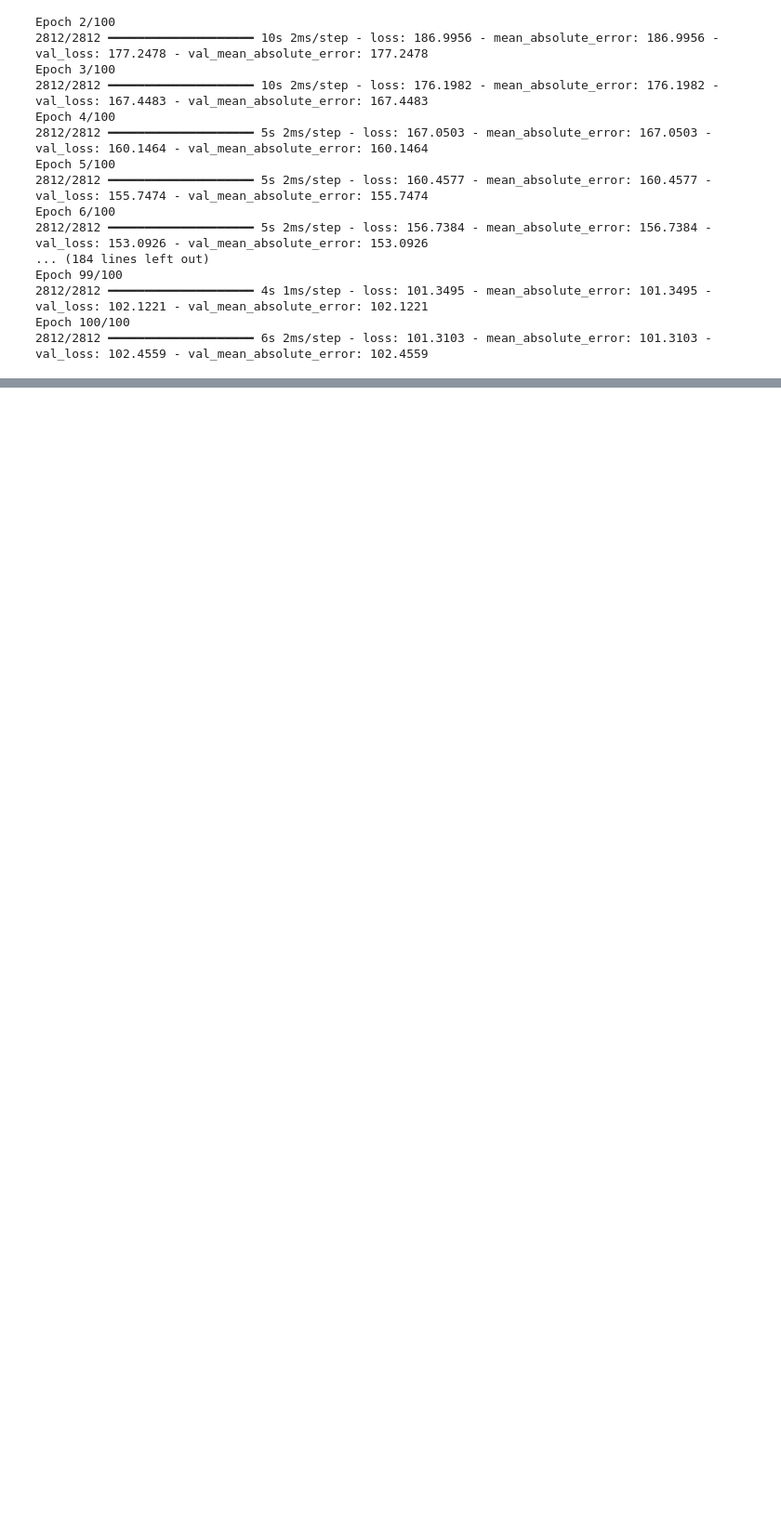
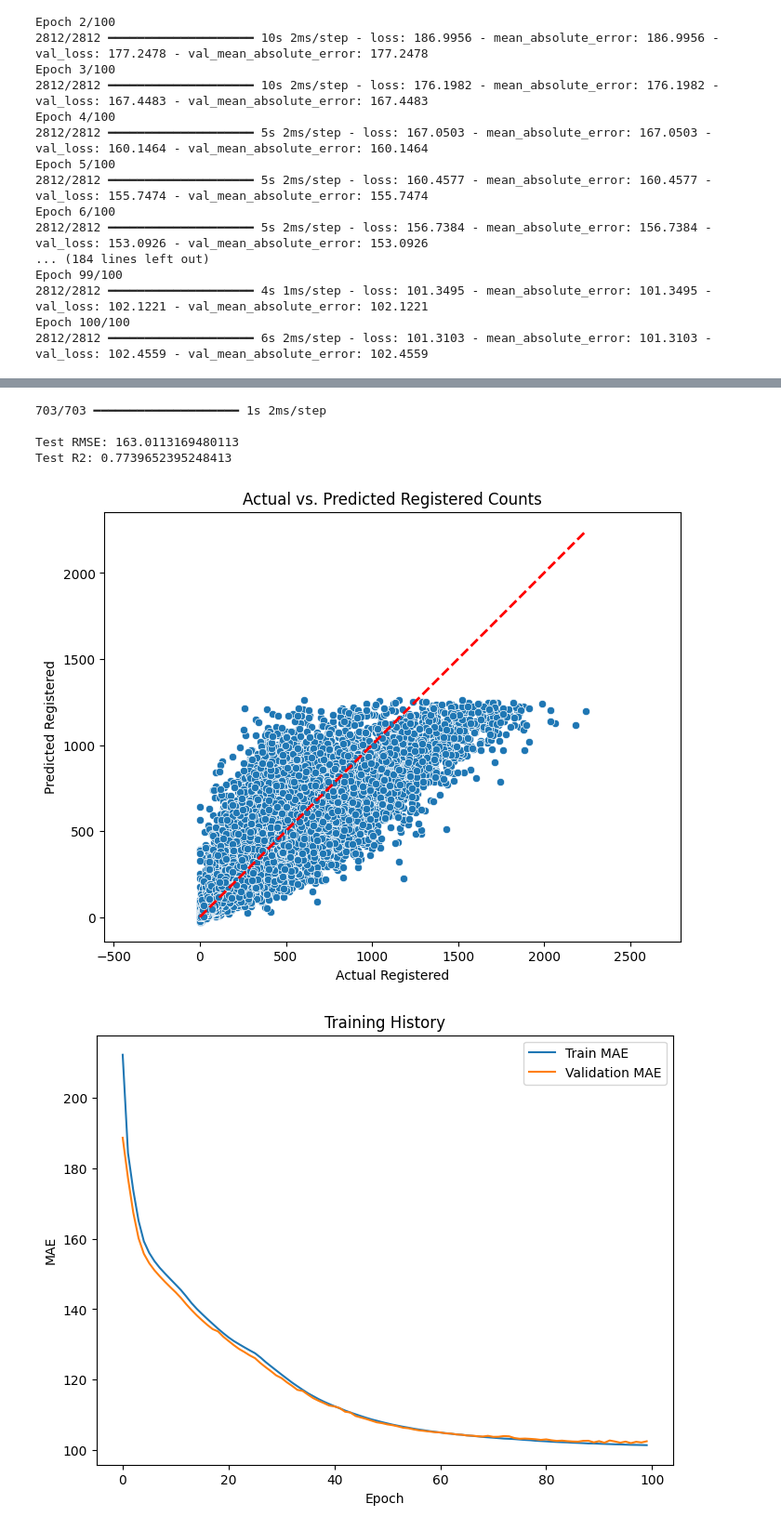
Before and after one commit to ryjason/CalculatorApp, a Jupyter notebook: notebooks/starter_bikes.ipynb, the cells around one changed output, grey strips where cells are left out. Shown at 93% size. Drawn from its saved outputs; the diff is of its cells as text; code cells hidden in the pictures; blank space fills up the shorter version.

```diff
--- a/notebooks/starter_bikes.ipynb
+++ b/notebooks/starter_bikes.ipynb
@@ -114,0 +98,42 @@ Test MAE: 102.45592498779297
+# %%
+import numpy as np
+import matplotlib.pyplot as plt
+import seaborn as sns
+from sklearn.metrics import mean_squared_error, r2_score
+
+# Make predictions
+predictions = model.predict(X_test_scaled).flatten()
+
+# Compute evaluation metrics
+rmse = np.sqrt(mean_squared_error(y_test, predictions))
+r2 = r2_score(y_test, predictions)
+
+print("\nTest RMSE:", rmse)
+print("Test R2:", r2)
+
+# Scatter plot for actual vs predicted values
+plt.figure(figsize=(8, 6))
+sns.scatterplot(x=y_test, y=predictions)
+plt.plot([y_test.min(), y_test.max()], [y_test.min(), y_test.max()], 'r--', lw=2)  # Identity line
+plt.xlabel('Actual Registered')
+plt.ylabel('Predicted Registered')
+plt.title('Actual vs. Predicted Registered Counts')
+plt.gca().set_aspect('equal', adjustable='datalim')  # Keep aspect ratio equal
+plt.show()
+
+# Plot training history
+plt.figure(figsize=(8, 6))
+plt.plot(history.history['mean_absolute_error'], label='Train MAE')
+plt.plot(history.history['val_mean_absolute_error'], label='Validation MAE')
+plt.xlabel('Epoch')
+plt.ylabel('MAE')
+plt.legend()
+plt.title('Training History')
+plt.show()
+# %% [output]
+703/703 ━━━━━━━━━━━━━━━━━━━━ 1s 2ms/step
+
+Test RMSE: 163.0113169480113
+Test R2: 0.7739652395248413
+[figure, added]
+[figure, added]
```
Also changed, not shown: parts of 2 cells of this notebook.
